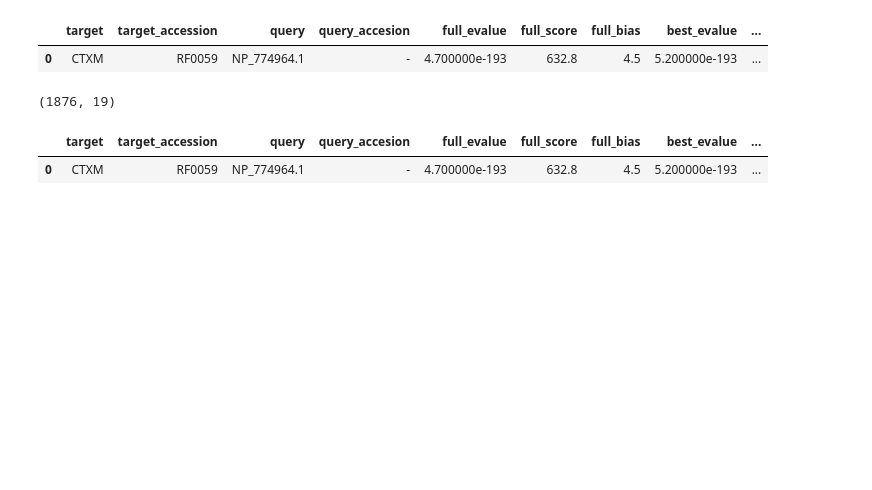
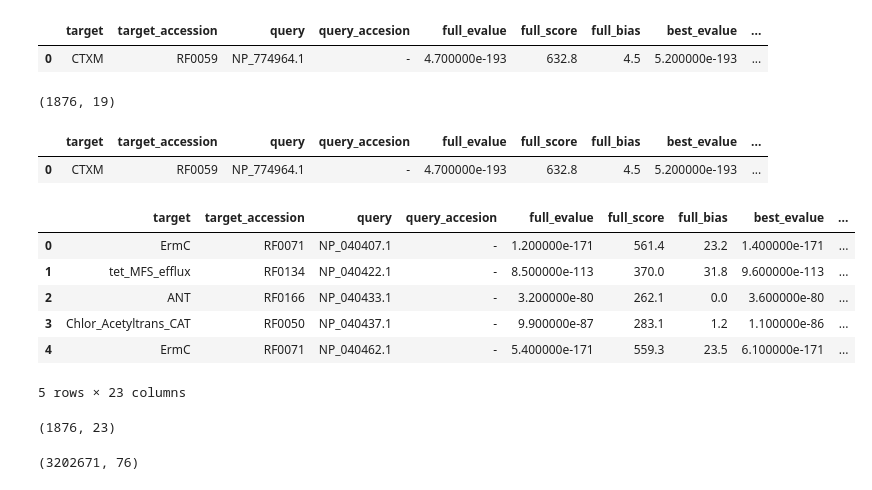
Before and after one commit to BeckResearchLab/plasmid_search, a Jupyter notebook: Plasmid.ipynb, the cells around one changed output. Drawn from its saved outputs; the diff is of its cells as text; code cells hidden in the pictures; blank space fills up the shorter version.

```diff
--- a/Plasmid.ipynb
+++ b/Plasmid.ipynb
@@ -82,0 +85,18 @@ df_min_evalue.loc[df_min_evalue["query"] == 'NP_774964.1']
+# %%
+organism_table = pd.read_csv('organism_table.tsv', sep='\t')
+# %%
+df_min_organism = df_min_evalue.merge(organism_table, how='left', left_on = 'query', right_on = 'id')
+# %%
+df_min_organism.head()
+# %% [output]
+|  | target | target_accession | query | query_accesion | full_evalue | full_score | full_bias | best_evalue | ... |
+| 0 | ErmC | RF0071 | NP_040407.1 | - | 1.200000e-171 | 561.4 | 23.2 | 1.400000e-171 | ... |
+| 1 | tet_MFS_efflux | RF0134 | NP_040422.1 | - | 8.500000e-113 | 370.0 | 31.8 | 9.600000e-113 | ... |
+| 2 | ANT | RF0166 | NP_040433.1 | - | 3.200000e-80 | 262.1 | 0.0 | 3.600000e-80 | ... |
+| 3 | Chlor_Acetyltrans_CAT | RF0050 | NP_040437.1 | - | 9.900000e-87 | 283.1 | 1.2 | 1.100000e-86 | ... |
+| 4 | ErmC | RF0071 | NP_040462.1 | - | 5.400000e-171 | 559.3 | 23.5 | 6.100000e-171 | ... |
+5 rows × 23 columns
+# %%
+df_min_organism.shape
+# %% [output]
+(1876, 23)
@@ -82,0 +105,4 @@ df_min_evalue.loc[df_min_evalue["query"] == 'NP_774964.1']
+# %%
+df_min_organism_lineages.shape
+# %% [output]
+(3202671, 76)
```
Also changed, not shown: parts of 8 cells of this notebook.
